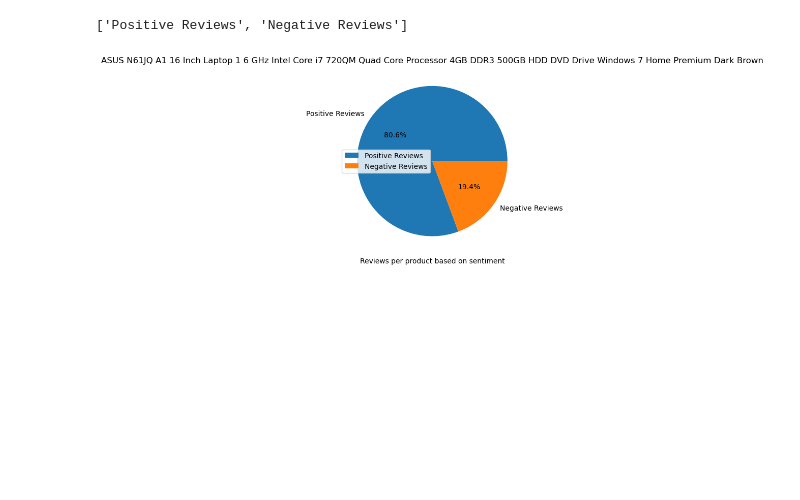
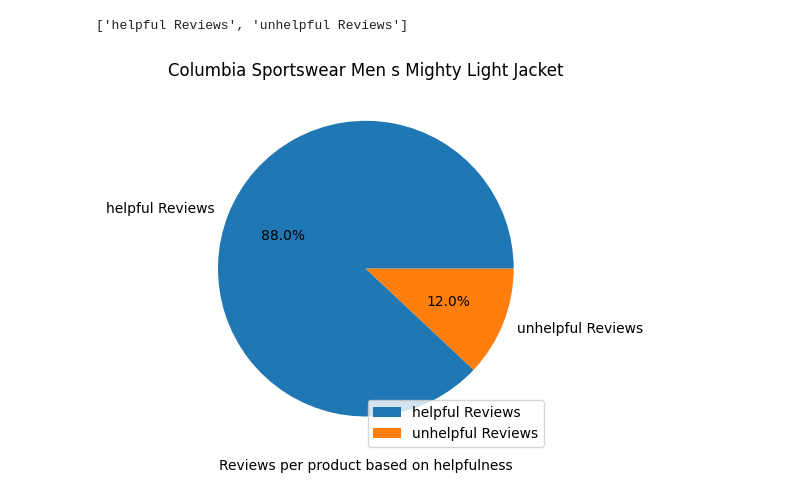
Before and after one commit to hammadaslam1/reviews-classifier, a Jupyter notebook: backend/practice/graph/graphs.ipynb, the cells around one changed output. Cells and saved outputs as stored; diff of their text form; code cells hidden in the pictures; blank space fills up the shorter version.

```diff
--- a/backend/practice/graph/graphs.ipynb
+++ b/backend/practice/graph/graphs.ipynb
@@ -23,5 +20,5 @@ True
 # %%
-with open('C:/Hammad Aslam/BS IT (post ADP)/3rd Semester/Capstone Project/Project/backend/datasets/categories/allFiles/computers_laptops.json', 'r') as f:
+with open('D:/Laptop Data/BS IT (post ADP)/3rd Semester/Capstone Project/reviews-classifier/backend/datasets/categories/allFiles/mens_jackets.json', 'r') as f:
     data = json.load(f)
 # data[0]
 print(len(data[0]['reviews']))
@@ -64,20 +81,21 @@ def get_topics(index):
     fakeReviews = 0
     realReviews = 0
     for i in range(len(data[index]['reviews'])):
+        print(i)
         if data[index]['reviews'][i]['sentiment_scores'] > 0:
             realReviews += 1
         elif data[index]['reviews'][i]['sentiment_scores'] <= 0:
             fakeReviews += 1
-        if data[index]["reviews"][i]['review_helpfulness'] == 1 and data[index]['reviews'][i]['sentiment_scores'] > 0:
+        if data[index]['reviews'][i]['sentiment_scores'] > 0:
             for j in range(len(data[index]["reviews"][i]['review_topics'])):
                 positive_topics.append(data[index]["reviews"][i]['review_topics'][j])
-        elif data[index]["reviews"][i]['review_helpfulness'] ==1 and data[index]['reviews'][i]['sentiment_scores'] <= 0:
+        elif data[index]['reviews'][i]['sentiment_scores'] <= 0:
             for j in range(len(data[index]["reviews"][i]['review_topics'])):
                 negative_topics.append(data[index]["reviews"][i]['review_topics'][j])
     return positive_topics, negative_topics, data[index]['product_title'], realReviews, fakeReviews
 
 
-positive_topics, negative_topics, title, realReviews, fakeReviews = get_topics(25)
+positive_topics, negative_topics, title, realReviews, fakeReviews = get_topics(266)
 positive_topics = [topic for topic in positive_topics if topic != 'none']
 negative_topics = [topic for topic in negative_topics if topic != 'none']
 (positive_topics), (negative_topics), title, realReviews, fakeReviews
@@ -304,24 +339,24 @@ plt.show()
 # %%
 # indices = np.arange(len(x))
 
 pie_array = [realReviews, fakeReviews]
-pie_labels = ['Positive Reviews', 'Negative Reviews']
+pie_labels = ['helpful Reviews', 'unhelpful Reviews']
 # Calculate total value
 total = sum(pie_array)
 
 # Concatenate total value with labels
 labels_with_total = [f'{label}' for label, size in zip(pie_labels, pie_array)]
 # labels_with_total.append(f'Total: {total}')
 print(labels_with_total)
 plt.pie(pie_array, labels=labels_with_total, autopct='%1.1f%%')
 
-plt.xlabel('Reviews per product based on sentiment')
+plt.xlabel('Reviews per product based on helpfulness')
 plt.title(title)
 plt.legend(loc='best', fontsize='medium')
 # plt.legend()
 
 plt.grid()
 plt.show()
 # %% [output]
-['Positive Reviews', 'Negative Reviews']
+['helpful Reviews', 'unhelpful Reviews']
-[figure, old version]
+[figure, new version]
```
Also changed, not shown: parts of 10 cells of this notebook, 6 other files.
